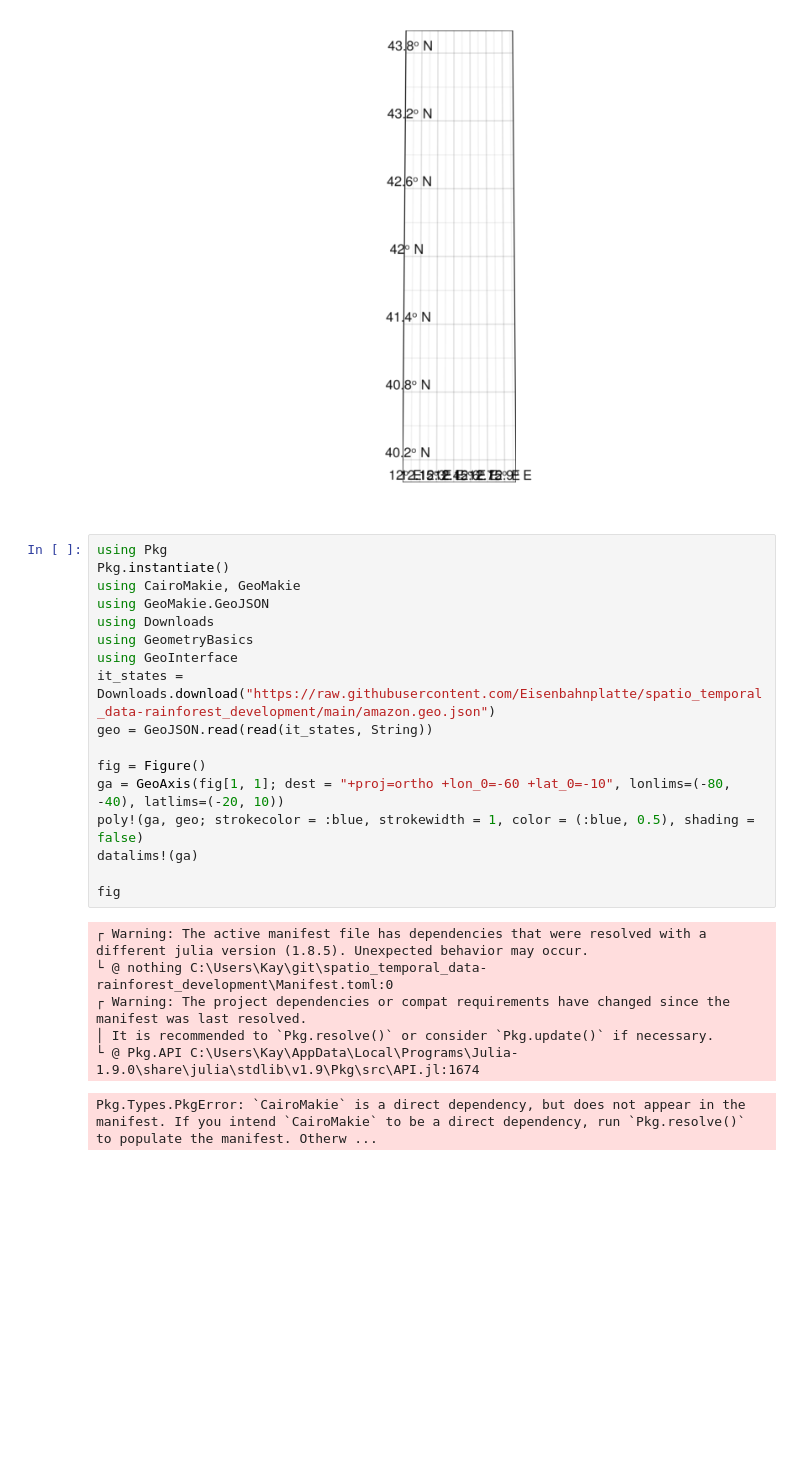
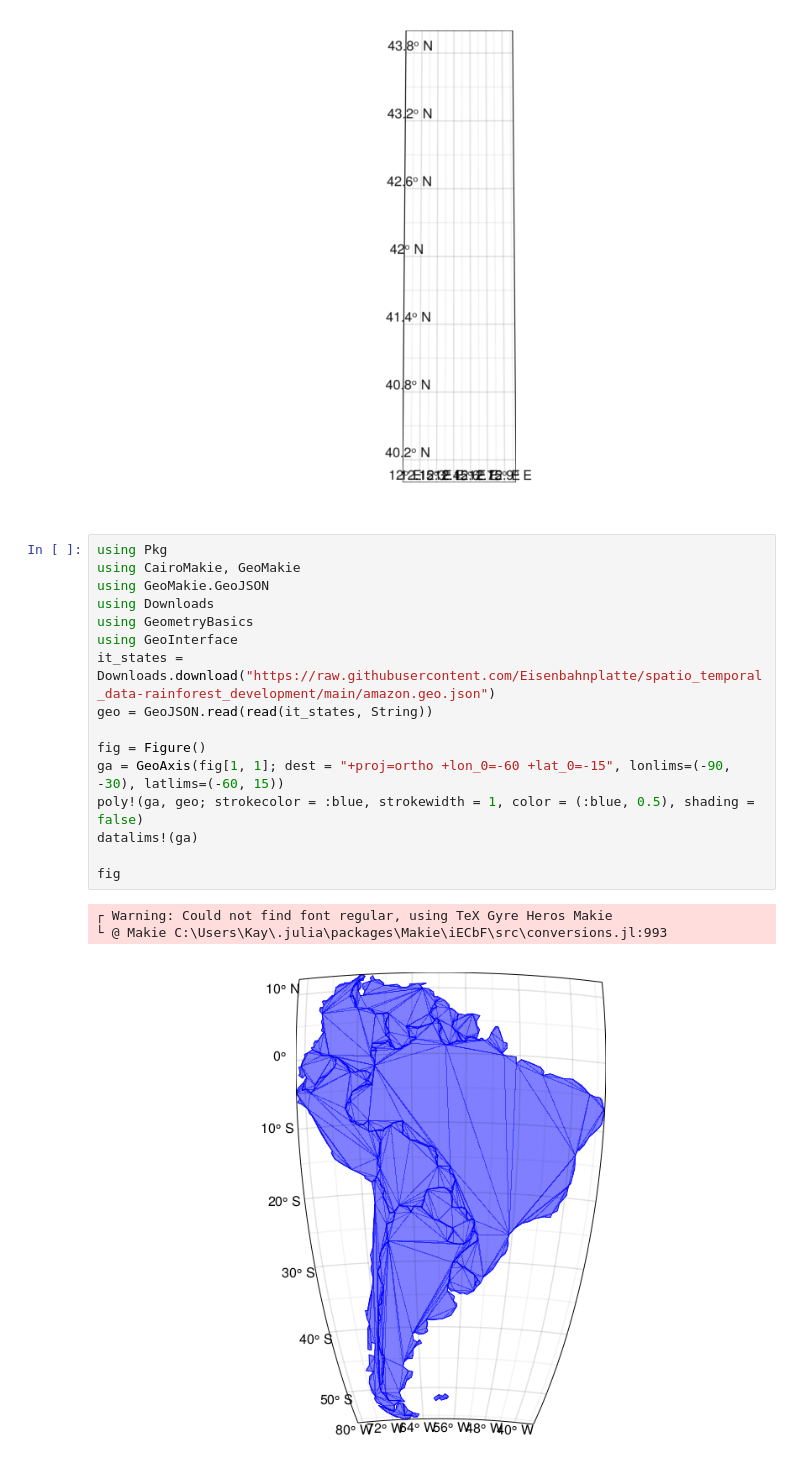
Before and after one commit to Eisenbahnplatte/spatio_temporal_data-rainforest_development, a Jupyter notebook: plot_test.ipynb, the cells around one changed output. Cells and saved outputs as stored; diff of their text form; blank space fills up the shorter version.

Commit message:
Updated plot_test

```diff
--- a/plot_test.ipynb
+++ b/plot_test.ipynb
@@ -102,25 +102,21 @@ fig
 [figure]
 # %%
 using Pkg
-Pkg.instantiate()
 using CairoMakie, GeoMakie
 using GeoMakie.GeoJSON
 using Downloads
 using GeometryBasics
 using GeoInterface
 it_states = Downloads.download("https://raw.githubusercontent.com/Eisenbahnplatte/spatio_temporal_data-rainforest_development/main/amazon.geo.json")
 geo = GeoJSON.read(read(it_states, String))
 
 fig = Figure()
-ga = GeoAxis(fig[1, 1]; dest = "+proj=ortho +lon_0=-60 +lat_0=-10", lonlims=(-80, -40), latlims=(-20, 10))
+ga = GeoAxis(fig[1, 1]; dest = "+proj=ortho +lon_0=-60 +lat_0=-15", lonlims=(-90, -30), latlims=(-60, 15))
 poly!(ga, geo; strokecolor = :blue, strokewidth = 1, color = (:blue, 0.5), shading = false)
 datalims!(ga)
 
 fig
 # %% [output]
-┌ Warning: The active manifest file has dependencies that were resolved with a different julia version (1.8.5). Unexpected behavior may occur.
-└ @ nothing C:\Users\Kay\git\spatio_temporal_data-rainforest_development\Manifest.toml:0
-┌ Warning: The project dependencies or compat requirements have changed since the manifest was last resolved.
-│ It is recommended to `Pkg.resolve()` or consider `Pkg.update()` if necessary.
-└ @ Pkg.API C:\Users\Kay\AppData\Local\Programs\Julia-1.9.0\share\julia\stdlib\v1.9\Pkg\src\API.jl:1674
+┌ Warning: Could not find font regular, using TeX Gyre Heros Makie
+└ @ Makie C:\Users\Kay\.julia\packages\Makie\iECbF\src\conversions.jl:993
-Pkg.Types.PkgError: `CairoMakie` is a direct dependency, but does not appear in the manifest. If you intend `CairoMakie` to be a direct dependency, run `Pkg.resolve()` to populate the manifest. Otherw ...
+[figure, added]
```
